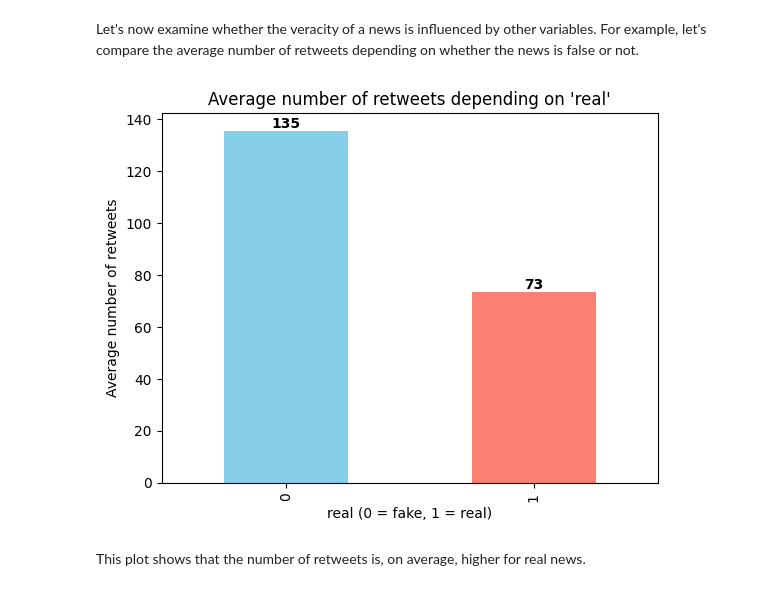
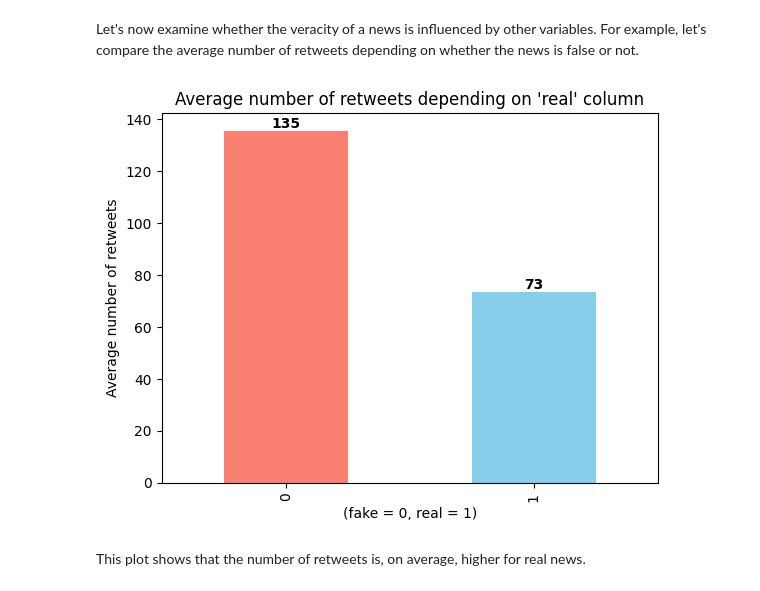
Before and after one commit to zFishStick/Cyclic-LLM-Checker, a Jupyter notebook: notebooks/analysis/dataset_3.ipynb, the cells around one changed output. Drawn from its saved outputs; the diff is of its cells as text; code cells hidden in the pictures.

```diff
--- a/notebooks/analysis/dataset_3.ipynb
+++ b/notebooks/analysis/dataset_3.ipynb
@@ -94,28 +100,28 @@ Let's now examine whether the veracity of a news is influenced by other variable
 # %%
 import matplotlib.pyplot as plt
 
 mean_retweets = df.groupby('real')['tweet_num'].mean().sort_index()
 
-ax = mean_retweets.plot(kind='bar', color=['skyblue', 'salmon'][:len(mean_retweets)])
-plt.xlabel("real (0 = fake, 1 = real)")
+ax = mean_retweets.plot(kind='bar', color=['salmon', 'skyblue'][:len(mean_retweets)])
+plt.xlabel("(fake = 0, real = 1)")
 plt.ylabel("Average number of retweets")
-plt.title("Average number of retweets depending on 'real'")
+plt.title("Average number of retweets depending on 'real' column")
 
 for p in ax.patches:
     ax.text(
         p.get_x() + p.get_width() / 2, # type: ignore
         p.get_height(), # type: ignore
         f"{int(p.get_height())}", # type: ignore
         ha="center",
         va="bottom",
         fontsize=10,
         fontweight="bold",
         color="black"
     )
 
 plt.show()
 # %% [output]
-[figure, old version]
+[figure, new version]
 # %% [markdown]
 This plot shows that the number of retweets is, on average, higher for real news.
 # %% [markdown]
```
Also changed, not shown: parts of 4 cells of this notebook, 1 other file.
